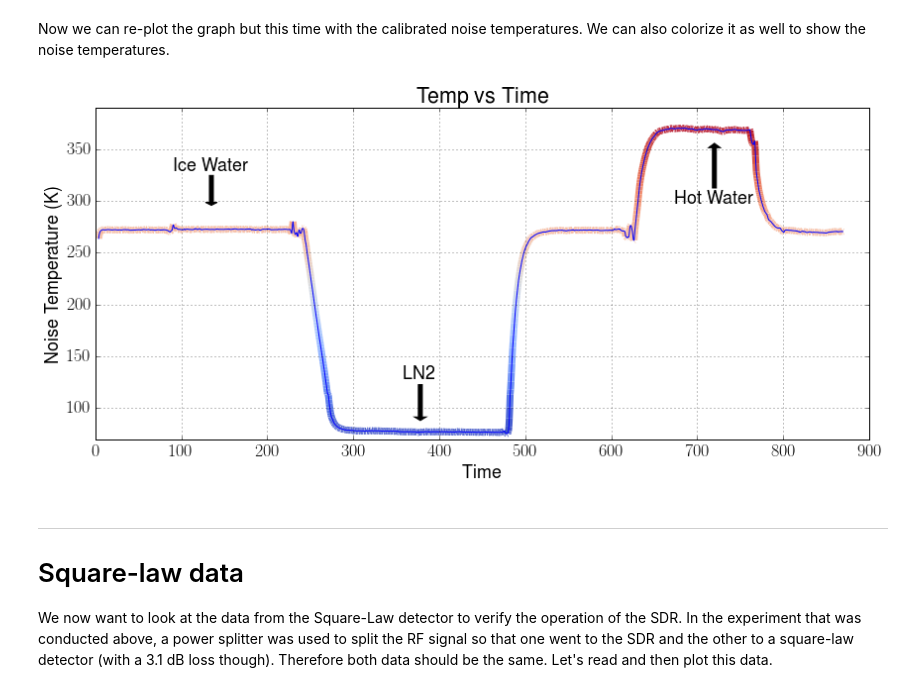
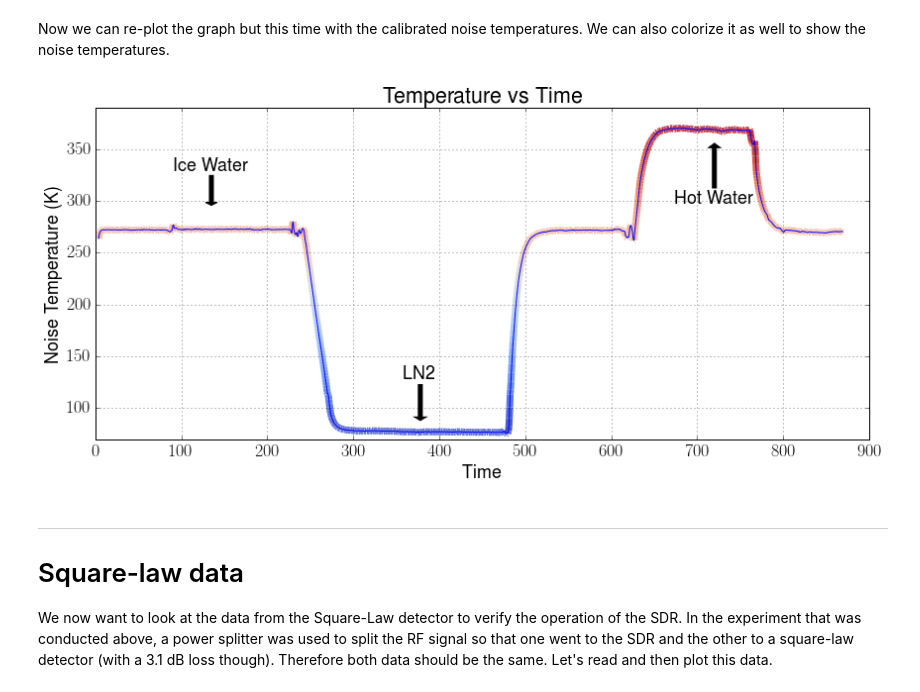
Before and after one commit to matgyver/Radiometer-SDR-Thesis, a Jupyter notebook: Experiments/Exp1/radiometer_experiment_1.ipynb, the cells around one changed output. Cells and saved outputs as stored; diff of their text form; code cells hidden in the pictures.

```diff
--- a/Experiments/Exp1/radiometer_experiment_1.ipynb
+++ b/Experiments/Exp1/radiometer_experiment_1.ipynb
@@ -209,31 +209,31 @@ y = timedata[(4*2):]
 # %%
 fig = plt.figure(figsize=(14,6), dpi=300)
 plot(y,g)
 colorline(y,g,m(g),linewidth=7,cmap='coolwarm')
 xlabel('Time')
 ylabel('Noise Temperature (K)')
-title('Temp vs Time')
+title('Temperature vs Time')
 grid(True)
 axis([0, 900, 70, 390])
 plt.annotate('Ice Water', xy=(.15, .7),  xycoords='axes fraction',
                 xytext=(0.15, 0.85), textcoords='axes fraction',
                 arrowprops=dict(facecolor='black', shrink=0.05),
                 horizontalalignment='center', verticalalignment='top',
                 )
 plt.annotate('LN2', xy=(.42, .05),  xycoords='axes fraction',
                 xytext=(0.42, 0.22), textcoords='axes fraction',
                 arrowprops=dict(facecolor='black', shrink=0.05),
                 horizontalalignment='center', verticalalignment='top',
                 )
 plt.annotate('Hot Water', xy=(.8, .9),  xycoords='axes fraction',
                 xytext=(0.8, 0.75), textcoords='axes fraction',
                 arrowprops=dict(facecolor='black', shrink=0.05),
                 horizontalalignment='center', verticalalignment='top',
                 )
 fig.savefig("sdr_calibrated_color.pdf", dpi=300)
 fig.savefig("sdr_calibrated_color.png", dpi=300)
 # %% [output]
-[figure, old version]
+[figure, new version]
 # %% [markdown]
 - - -
 # Square-law data
```
Also changed, not shown: parts of 3 cells of this notebook, 52 other files.
